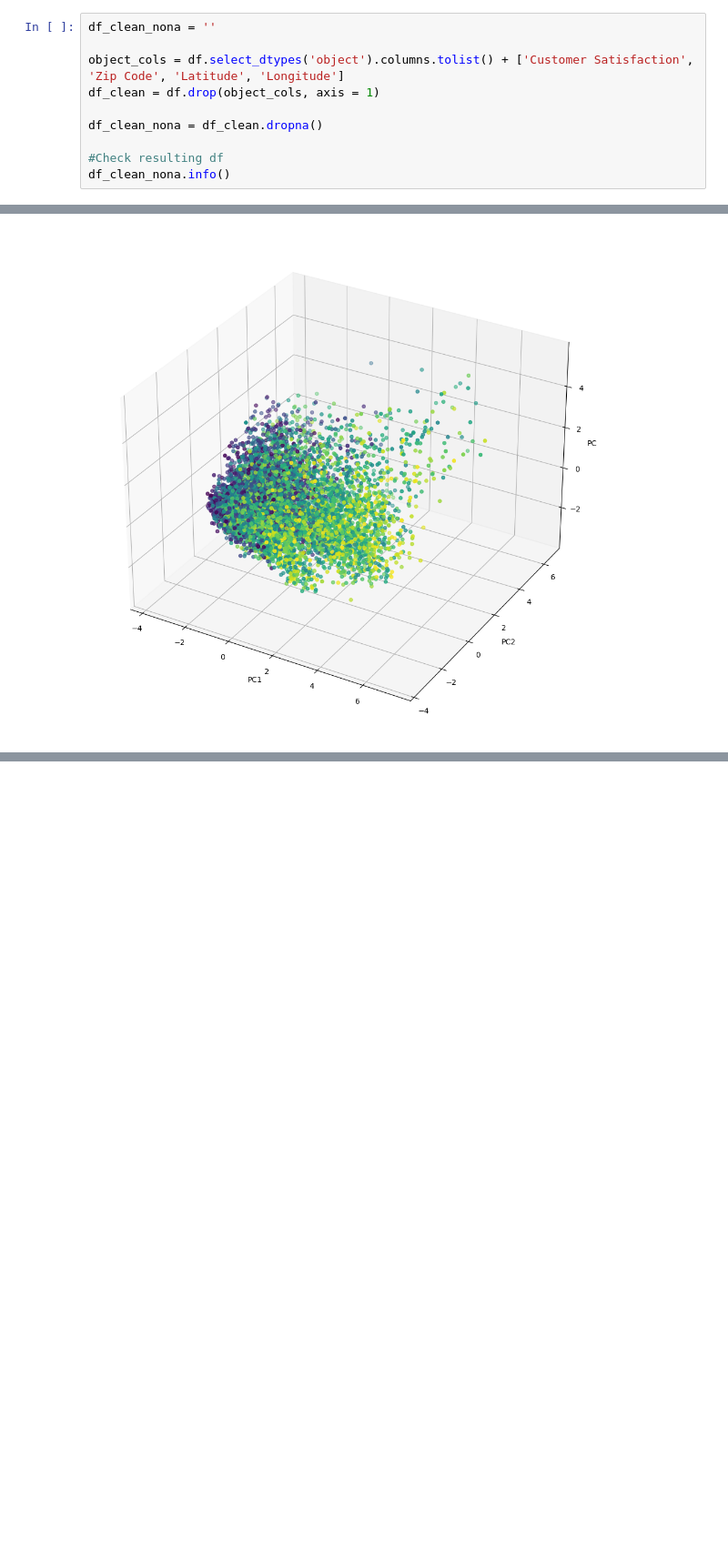
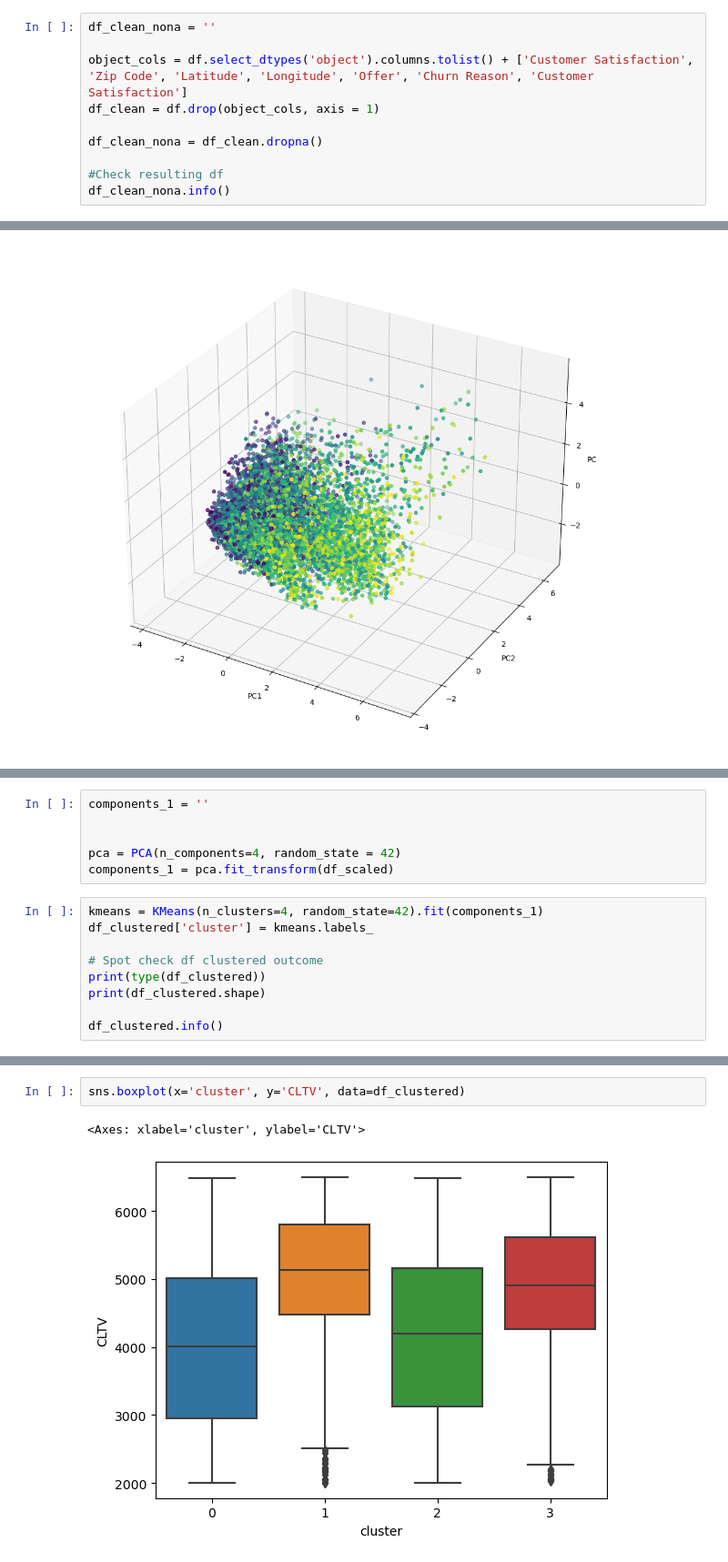
Before and after one commit to kesavan2017/ucbe-AIML-tryit-exercise-62, a Jupyter notebook: tryit_6.2.ipynb, the cells around one changed output, grey strips where cells are left out. Shown at 91% size. Drawn from its saved outputs; the diff is of its cells as text; blank space fills up the shorter version.

Commit message:
Completed KMeans Clustering & graphing using box plot to visualize segmented clusters against various features for analysis phase 1

```diff
--- a/tryit_6.2.ipynb
+++ b/tryit_6.2.ipynb
@@ -183,7 +190,7 @@ Drop the following columns:
 # %%
 df_clean_nona = ''
 
-object_cols = df.select_dtypes('object').columns.tolist() + ['Customer Satisfaction', 'Zip Code', 'Latitude', 'Longitude']
+object_cols = df.select_dtypes('object').columns.tolist() + ['Customer Satisfaction', 'Zip Code', 'Latitude', 'Longitude', 'Offer', 'Churn Reason', 'Customer Satisfaction']
 df_clean = df.drop(object_cols, axis = 1)
 
 df_clean_nona = df_clean.dropna()
@@ -345,0 +359,15 @@ Text(0.5, 0, 'PC3')
+# %%
+components_1 = ''
+
+
+pca = PCA(n_components=4, random_state = 42)
+components_1 = pca.fit_transform(df_scaled)
+# %%
+kmeans = KMeans(n_clusters=4, random_state=42).fit(components_1)
+df_clustered['cluster'] = kmeans.labels_
+
+# Spot check df clustered outcome
+print(type(df_clustered))
+print(df_clustered.shape)
+
+df_clustered.info()
@@ -345,0 +418,5 @@ Text(0.5, 0, 'PC3')
+# %%
+sns.boxplot(x='cluster', y='CLTV', data=df_clustered)
+# %% [output]
+<Axes: xlabel='cluster', ylabel='CLTV'>
+[figure, added]
```
Also changed, not shown: parts of 18 cells of this notebook.
